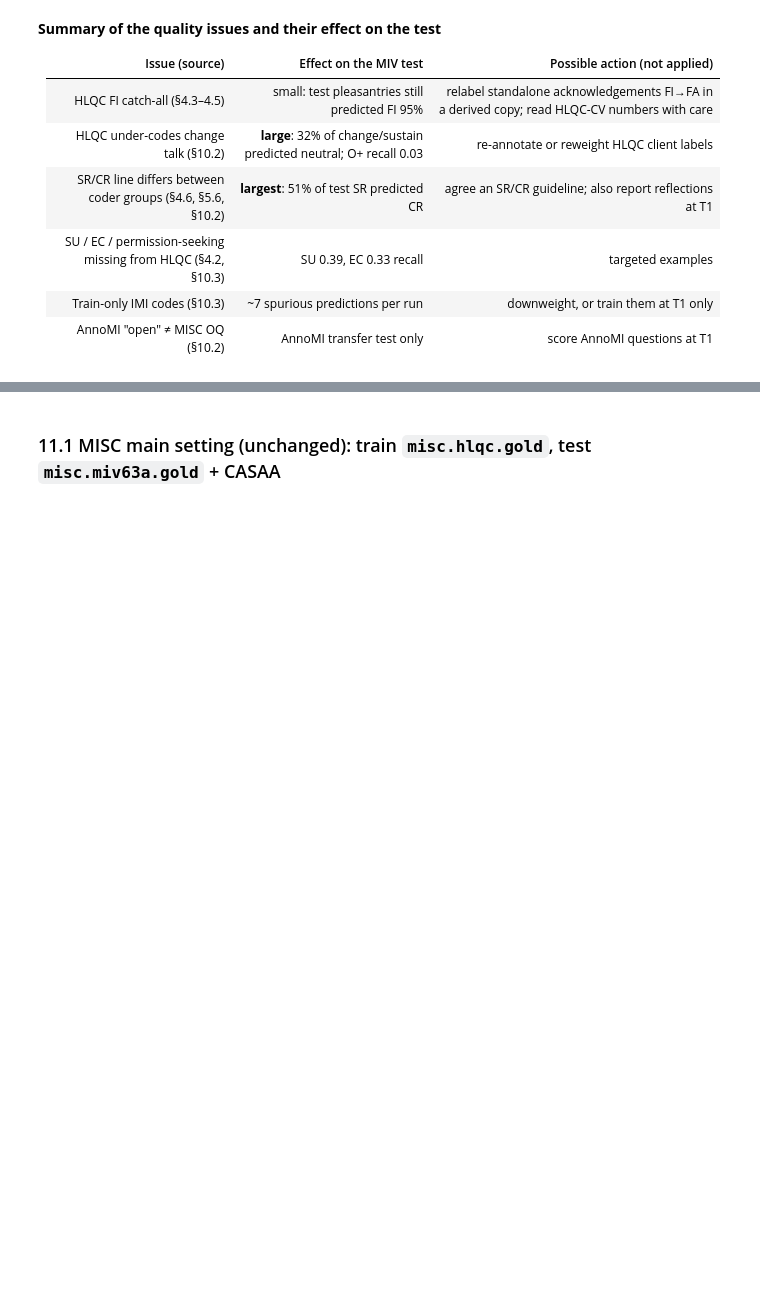
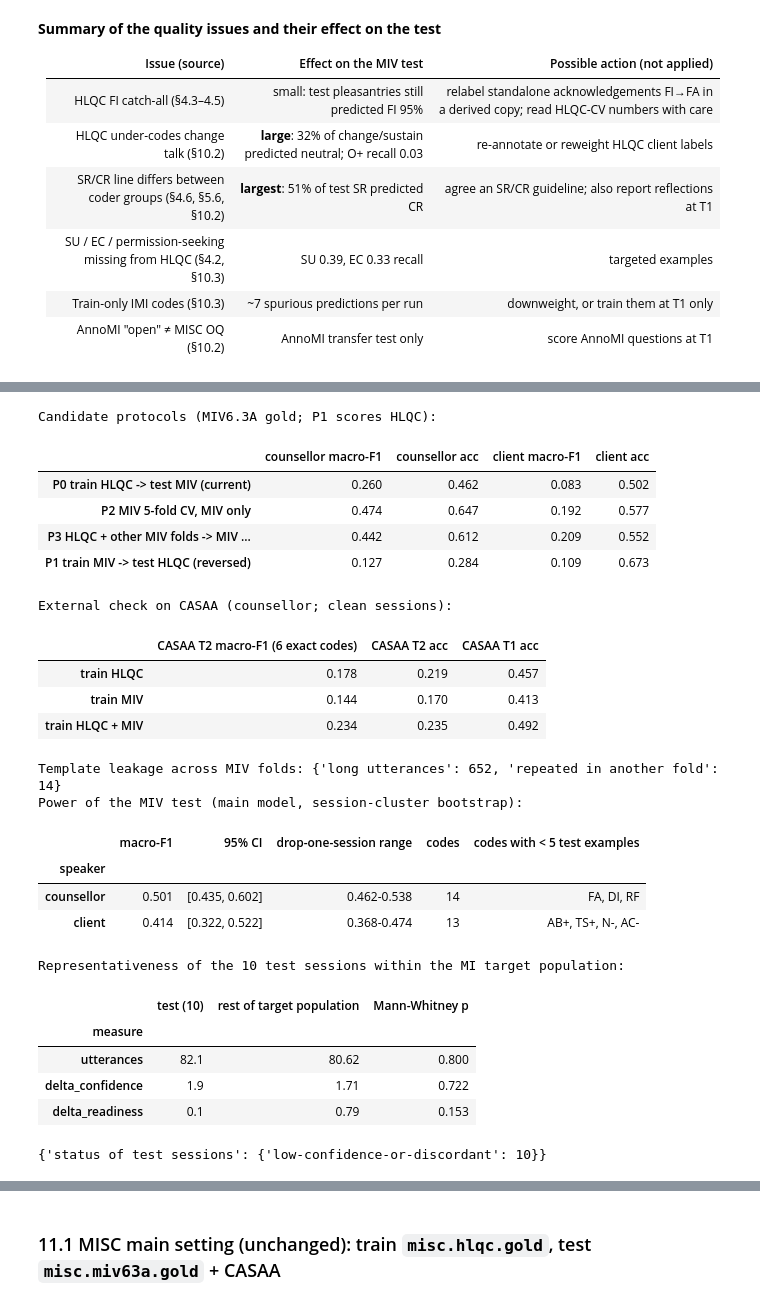
Before and after one commit to Zme874amy/Behavioral-Coding, a Jupyter notebook: notebooks/datasets_eda.ipynb, the cells around one changed output, grey strips where cells are left out. Cells and saved outputs as stored; diff of their text form; code cells hidden in the pictures; blank space fills up the shorter version.

```diff
--- a/notebooks/datasets_eda.ipynb
+++ b/notebooks/datasets_eda.ipynb
@@ -1182,0 +1188,33 @@ One subsection per manifest.
+# %%
+from eda import split_eval
+print('Candidate protocols (MIV6.3A gold; P1 scores HLQC):'); display(split_eval.protocols())
+print('External check on CASAA (counsellor; clean sessions):'); display(split_eval.external_casaa())
+print('Template leakage across MIV folds:', split_eval.template_leak())
+print('Power of the MIV test (main model, session-cluster bootstrap):'); display(split_eval.test_power())
+rep = split_eval.test_representativeness()
+print('Representativeness of the 10 test sessions within the MI target population:'); display(rep); print(rep.attrs)
+# %% [output]
+Candidate protocols (MIV6.3A gold; P1 scores HLQC):
+|  | counsellor macro-F1 | counsellor acc | client macro-F1 | client acc |
+| P0 train HLQC -> test MIV (current) | 0.260 | 0.462 | 0.083 | 0.502 |
+| P2 MIV 5-fold CV, MIV only | 0.474 | 0.647 | 0.192 | 0.577 |
+| P3 HLQC + other MIV folds -> MIV ... | 0.442 | 0.612 | 0.209 | 0.552 |
+| P1 train MIV -> test HLQC (reversed) | 0.127 | 0.284 | 0.109 | 0.673 |
+External check on CASAA (counsellor; clean sessions):
+|  | CASAA T2 macro-F1 (6 exact codes) | CASAA T2 acc | CASAA T1 acc |
+| train HLQC | 0.178 | 0.219 | 0.457 |
+| train MIV | 0.144 | 0.170 | 0.413 |
+| train HLQC + MIV | 0.234 | 0.235 | 0.492 |
+Template leakage across MIV folds: {'long utterances': 652, 'repeated in another fold': 14}
+Power of the MIV test (main model, session-cluster bootstrap):
+|  | macro-F1 | 95% CI | drop-one-session range | codes | codes with < 5 test examples |
+| speaker |  |  |  |  |  |
+| counsellor | 0.501 | [0.435, 0.602] | 0.462-0.538 | 14 | FA, DI, RF |
+| client | 0.414 | [0.322, 0.522] | 0.368-0.474 | 13 | AB+, TS+, N-, AC- |
+Representativeness of the 10 test sessions within the MI target population:
+|  | test (10) | rest of target population | Mann-Whitney p |
+| measure |  |  |  |
+| utterances | 82.1 | 80.62 | 0.800 |
+| delta_confidence | 1.9 | 1.71 | 0.722 |
+| delta_readiness | 0.1 | 0.79 | 0.153 |
+{'status of test sessions': {'low-confidence-or-discordant': 10}}
```
Also changed, not shown: parts of 6 cells of this notebook, 6 other files.
